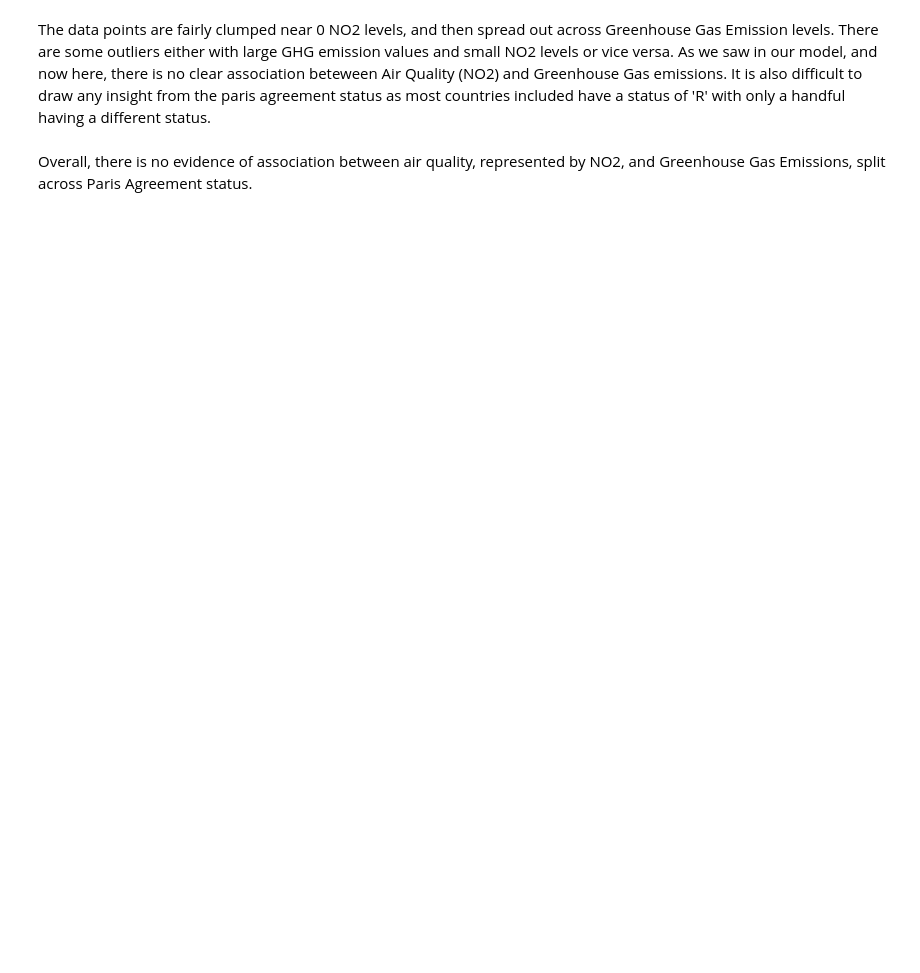
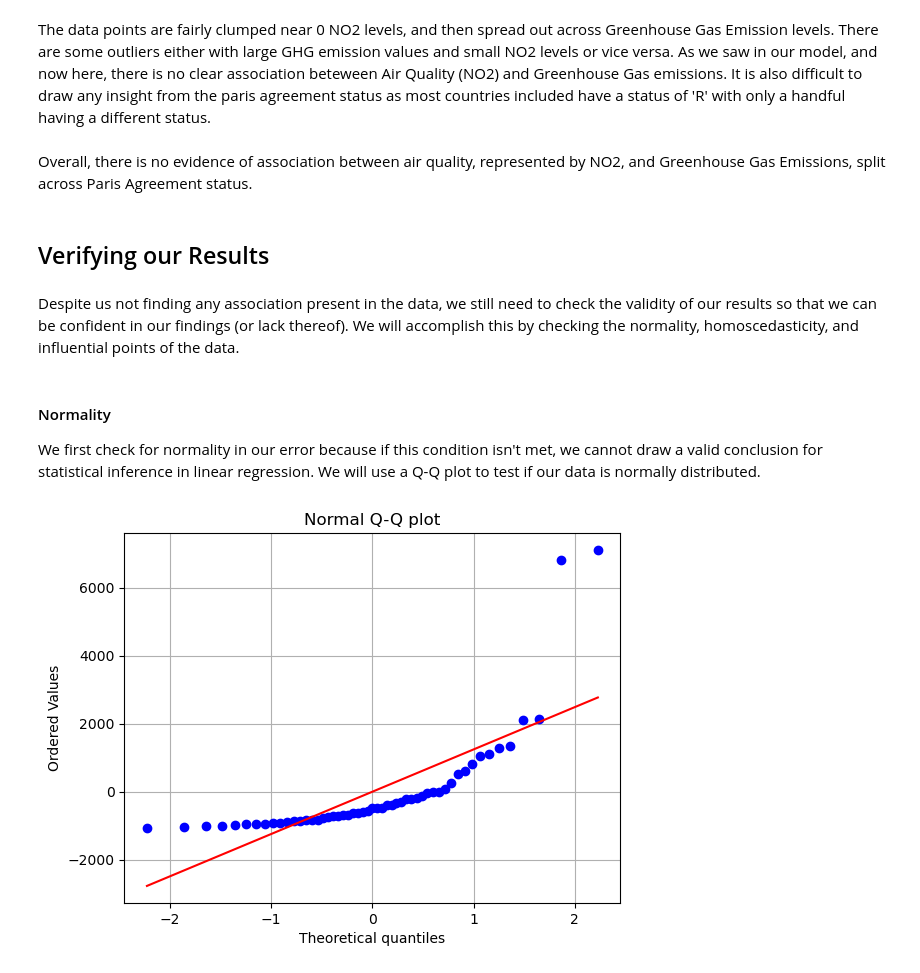
Before and after one commit to jjadeb/CPSC368_Insert_Statements, a Jupyter notebook: analyses/AirPollutionAnalysis.ipynb, the cells around one changed output. Saved outputs shown, nothing was run; the diff lists cells and outputs as text; code cells hidden in the pictures; blank space fills up the shorter version.

Commit message:
Add verification of results section

```diff
--- a/analyses/AirPollutionAnalysis.ipynb
+++ b/analyses/AirPollutionAnalysis.ipynb
@@ -129,3 +129,28 @@ dot_chart
 The data points are fairly clumped near 0 NO2 levels, and then spread out across Greenhouse Gas Emission levels. There are some outliers either with large GHG emission values and small NO2 levels or vice versa. As we saw in our model, and now here, there is no clear association beteween Air Quality (NO2) and Greenhouse Gas emissions. It is also difficult to draw any insight from the paris agreement status as most countries included have a status of 'R' with only a handful having a different status.
 # %% [markdown]
 Overall, there is no evidence of association between air quality, represented by NO2, and Greenhouse Gas Emissions, split across Paris Agreement status.
+# %% [markdown]
+## Verifying our Results
+# %% [markdown]
+Despite us not finding any association present in the data, we still need to check the validity of our results so that we can be confident in our findings (or lack thereof). We will accomplish this by checking the normality, homoscedasticity, and influential points of the data.
+# %% [markdown]
+#### Normality
+
+We first check for normality in our error because if this condition isn't met, we cannot draw a valid conclusion for statistical inference in linear regression. We will use a Q-Q plot to test if our data is normally distributed.
+# %%
+import numpy as np
+import matplotlib.pyplot as plt
+import scipy.stats as stats
+
+# Calculate residuals
+residuals = result.resid
+
+# Create Q-Q plot
+stats.probplot(residuals, dist="norm", plot=plt)
+plt.title('Normal Q-Q plot')
+plt.xlabel('Theoretical quantiles')
+plt.ylabel('Ordered Values')
+plt.grid(True)
+plt.show()
+# %% [output]
+[figure, added]
```
Also changed, not shown: parts of 10 cells of this notebook.
